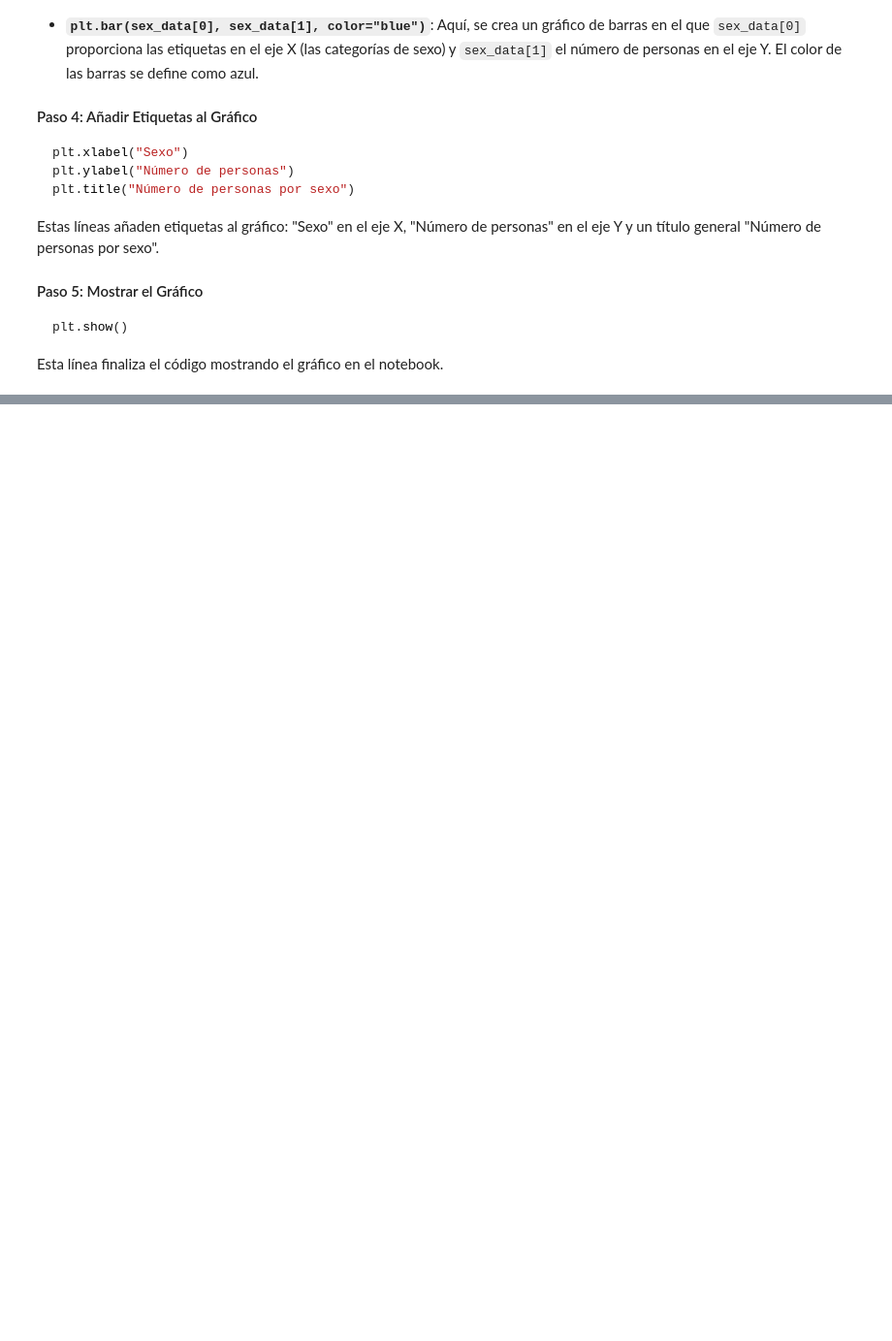
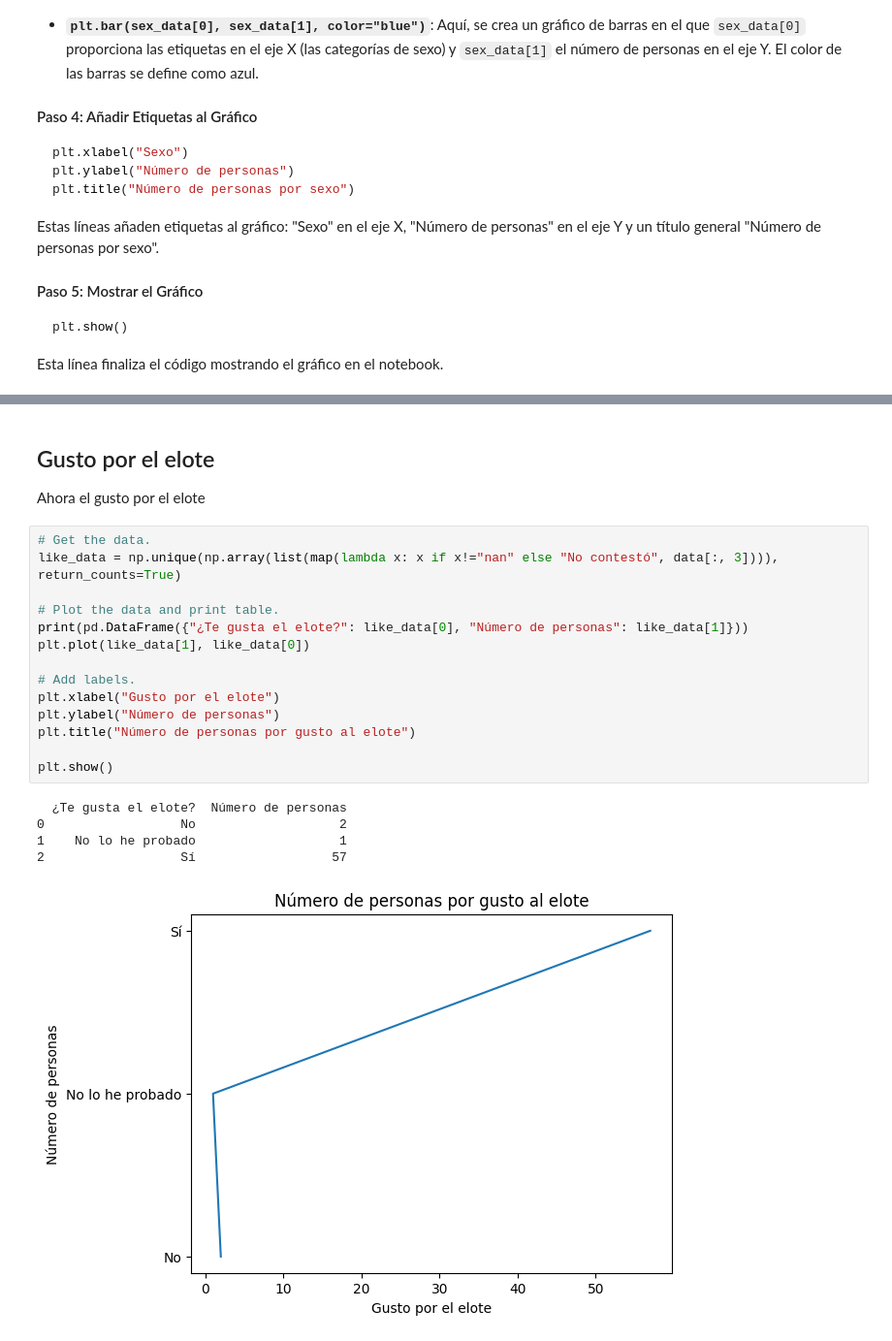
Before and after one commit to Chere3/maizteca_analisis, a Jupyter notebook: main.ipynb, the cells around one changed output, grey strips where cells are left out. Shown at 97% size. Cells and saved outputs as stored; diff of their text form; blank space fills up the shorter version.

```diff
--- a/main.ipynb
+++ b/main.ipynb
@@ -129,0 +151,23 @@ Esta línea finaliza el código mostrando el gráfico en el notebook.
+# %% [markdown]
+## Gusto por el elote
+Ahora el gusto por el elote
+# %%
+# Get the data.
+like_data = np.unique(np.array(list(map(lambda x: x if x!="nan" else "No contestó", data[:, 3]))), return_counts=True)
+
+# Plot the data and print table.
+print(pd.DataFrame({"¿Te gusta el elote?": like_data[0], "Número de personas": like_data[1]}))
+plt.plot(like_data[1], like_data[0])
+
+# Add labels.
+plt.xlabel("Gusto por el elote")
+plt.ylabel("Número de personas")
+plt.title("Número de personas por gusto al elote")
+
+plt.show()
+# %% [output]
+  ¿Te gusta el elote?  Número de personas
+0                  No                   2
+1    No lo he probado                   1
+2                  Sí                  57
+[figure, added]
```
Also changed, not shown: parts of 4 cells of this notebook, 1 other file.
